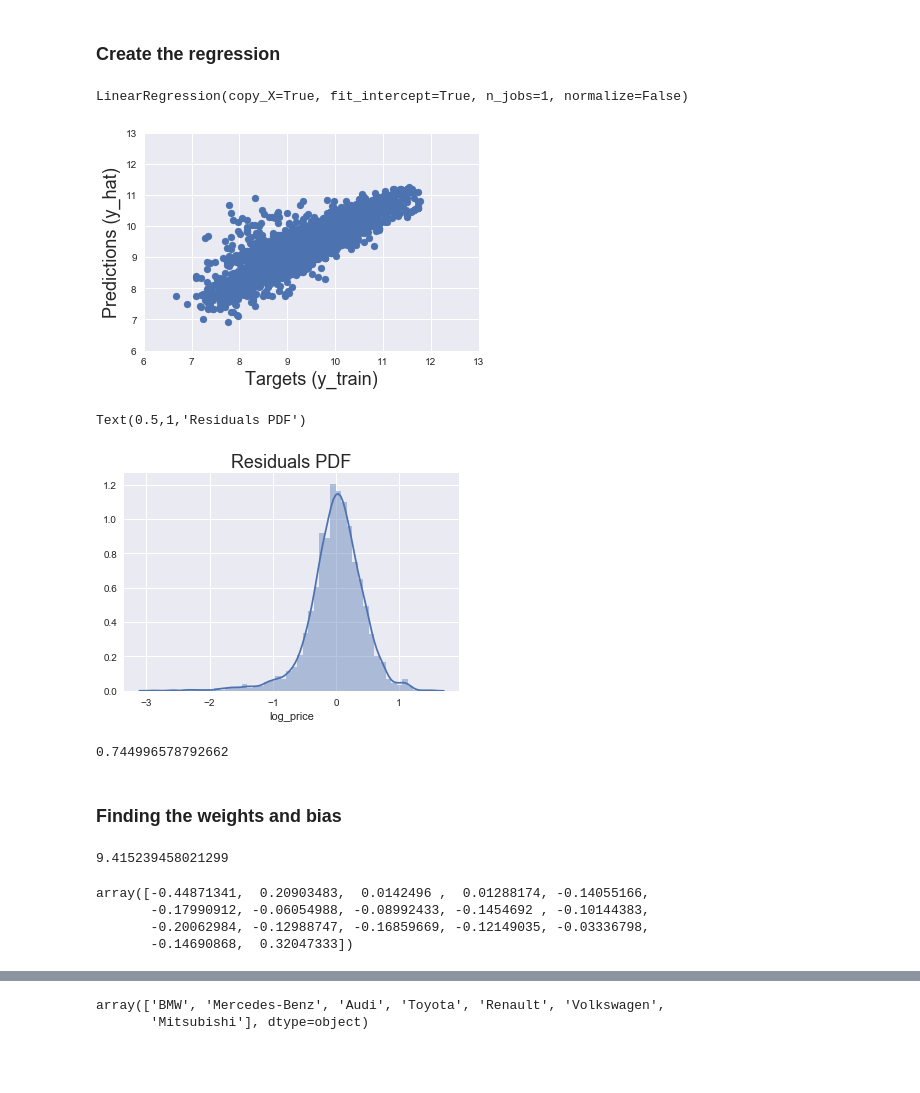
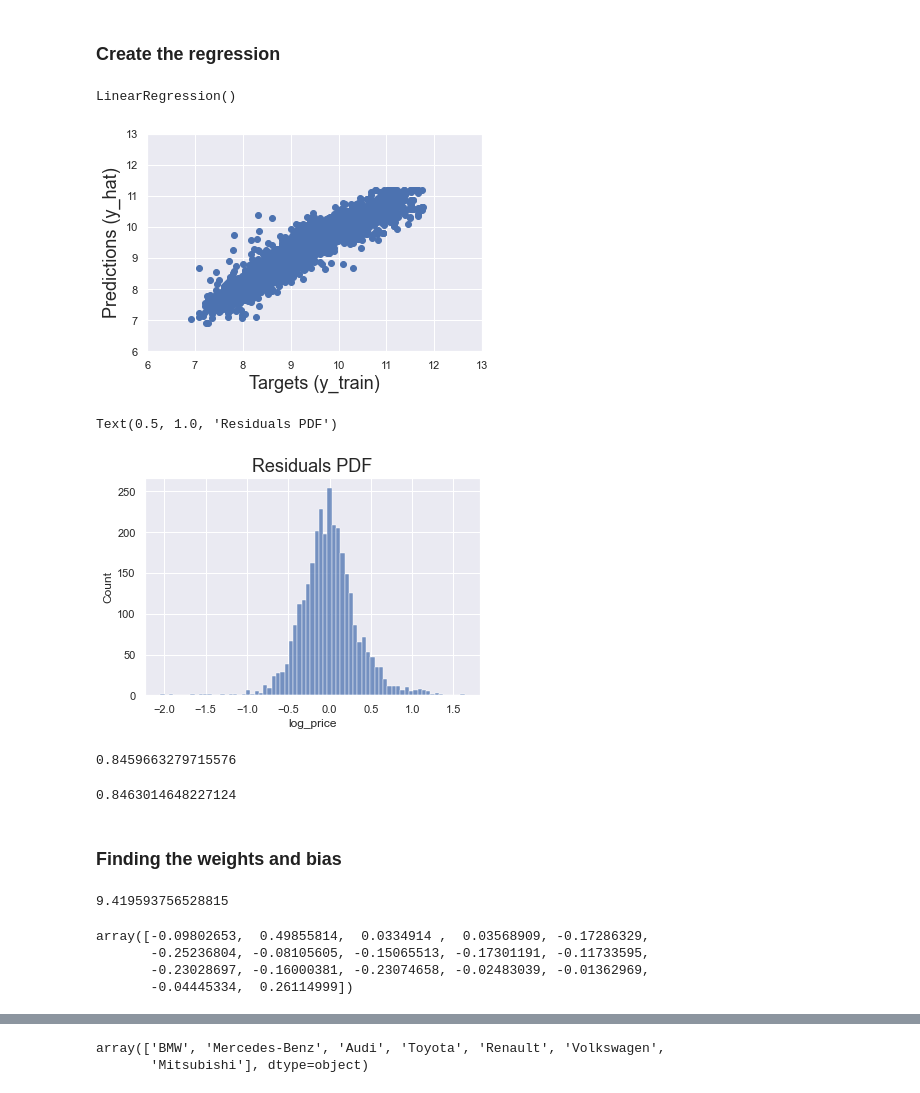
Before and after one commit to Luntbox/sklearn-bootcamp-projects, a Jupyter notebook: sklearn - Linear Regression - Practical Example complete.ipynb, the cells around one changed output, grey strips where cells are left out. Drawn from its saved outputs; the diff is of its cells as text; code cells hidden in the pictures; blank space fills up the shorter version.

```diff
--- a/sklearn - Linear Regression - Practical Example complete.ipynb
+++ b/sklearn - Linear Regression - Practical Example complete.ipynb
@@ -150,3 +156,3 @@ sns.distplot(data_no_mv['EngineV'])
 # %%
-data_3 = data_2[data_2['EngineV']<6.5]
+data_3 = data_2[data_2['EngineV']<8]
 # %%
@@ -245,2 +252,2 @@ plt.show()
 # %%
-data_cleaned = data_cleaned.drop(['Price'],axis=1)
+data_log_price = data_cleaned.drop(['Price'],axis=1)
@@ -267,5 +271,5 @@ vif
 # %%
-data_no_multicollinearity = data_cleaned.drop(['Year'],axis=1)
+data_no_multicollinearity = data_log_price.drop(['EngineV'],axis=1)
 # %% [markdown]
 ## Create dummy variables
 # %%
@@ -293,5 +296,5 @@ array(['Mileage', 'EngineV', 'log_price', 'Brand_BMW',
 # %%
-cols = ['log_price', 'Mileage', 'EngineV', 'Brand_BMW',
+cols = ['log_price', 'Mileage', 'Year', 'Brand_BMW',
        'Brand_Mercedes-Benz', 'Brand_Mitsubishi', 'Brand_Renault',
        'Brand_Toyota', 'Brand_Volkswagen', 'Body_hatch', 'Body_other',
        'Body_sedan', 'Body_vagon', 'Body_van', 'Engine Type_Gas',
@@ -336,7 +339,7 @@ x_train, x_test, y_train, y_test = train_test_split(inputs_scaled, targets, test
 reg = LinearRegression()
 reg.fit(x_train,y_train)
 # %% [output]
-LinearRegression(copy_X=True, fit_intercept=True, n_jobs=1, normalize=False)
+LinearRegression()
 # %%
 y_hat = reg.predict(x_train)
 # %%
@@ -347,30 +350,34 @@ plt.xlim(6,13)
 plt.ylim(6,13)
 plt.show()
 # %% [output]
-[figure, old version]
+[figure, new version]
 # %%
-sns.distplot(y_train - y_hat)
+sns.histplot(y_train - y_hat)
 plt.title("Residuals PDF", size=18)
 # %% [output]
-Text(0.5,1,'Residuals PDF')
+Text(0.5, 1.0, 'Residuals PDF')
-[figure, old version]
+[figure, new version]
 # %%
 reg.score(x_train,y_train)
 # %% [output]
-0.744996578792662
+0.8459663279715576
+# %%
+reg.score(x_test, y_test)
+# %% [output]
+0.8463014648227124
 # %% [markdown]
 ### Finding the weights and bias
 # %%
 reg.intercept_
 # %% [output]
-9.415239458021299
+9.419593756528815
 # %%
 reg.coef_
 # %% [output]
-array([-0.44871341,  0.20903483,  0.0142496 ,  0.01288174, -0.14055166,
-       -0.17990912, -0.06054988, -0.08992433, -0.1454692 , -0.10144383,
-       -0.20062984, -0.12988747, -0.16859669, -0.12149035, -0.03336798,
-       -0.14690868,  0.32047333])
+array([-0.09802653,  0.49855814,  0.0334914 ,  0.03568909, -0.17286329,
+       -0.25236804, -0.08105605, -0.15065513, -0.17301191, -0.11733595,
+       -0.23028697, -0.16000381, -0.23074658, -0.02483039, -0.01362969,
+       -0.04445334,  0.26114999])
 # %%
 reg_summary = pd.DataFrame(inputs.columns.values, columns=['Features'])
 reg_summary['Weights'] = reg.coef_
```
Also changed, not shown: parts of 42 cells of this notebook.
